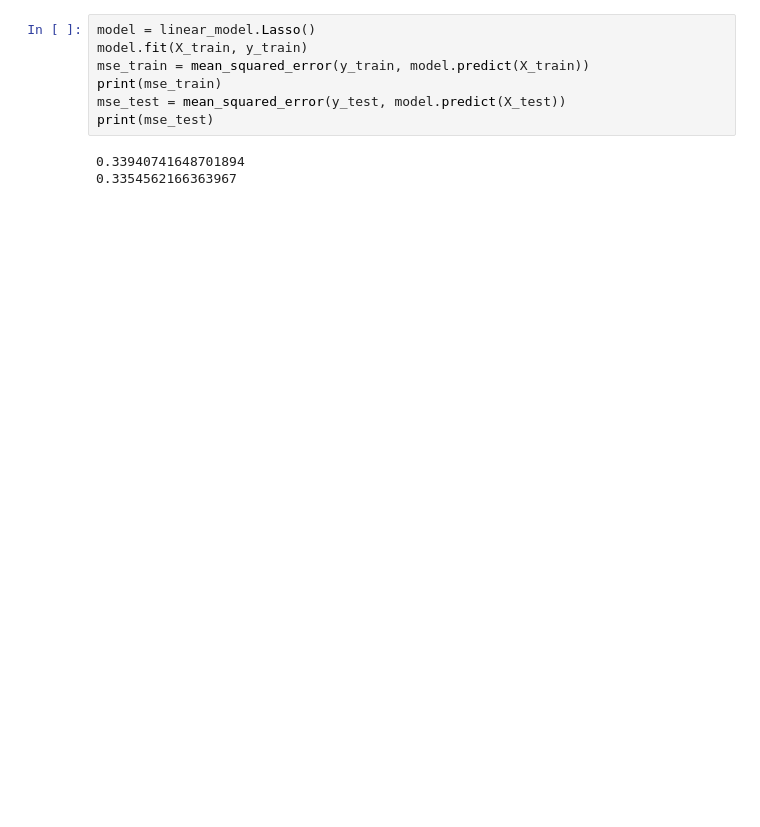
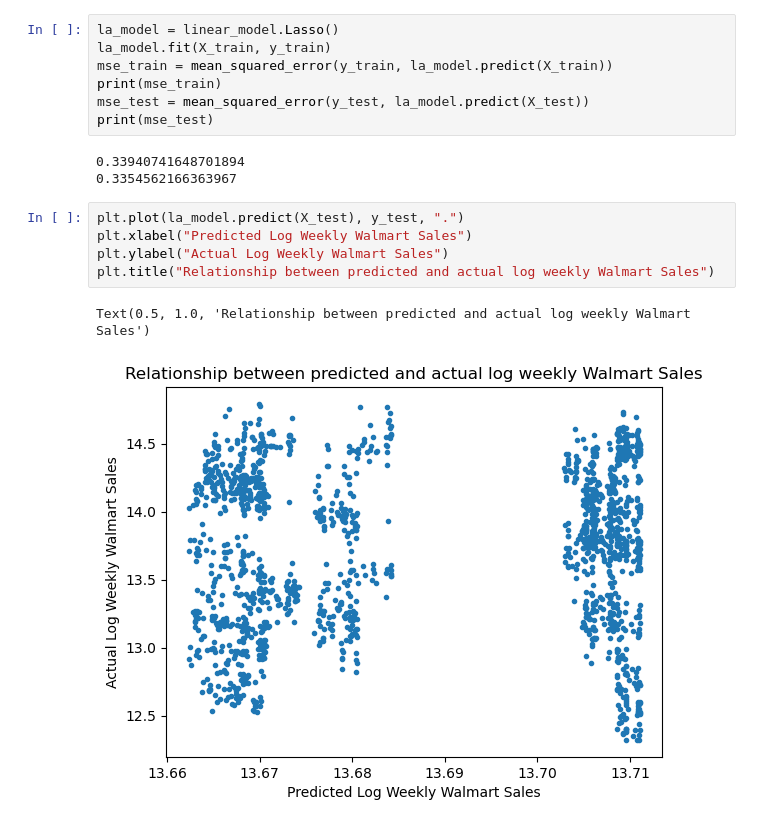
Before and after one commit to tuanqpham/walmart_regression, a Jupyter notebook: Final Report.ipynb, the cells around one changed output. Saved outputs shown, nothing was run; the diff lists cells and outputs as text; blank space fills up the shorter version.

```diff
--- a/Final Report.ipynb
+++ b/Final Report.ipynb
@@ -213,10 +230,18 @@ print(mse_test)
 # %%
-model = linear_model.Lasso()
-model.fit(X_train, y_train)
-mse_train = mean_squared_error(y_train, model.predict(X_train))
+la_model = linear_model.Lasso()
+la_model.fit(X_train, y_train)
+mse_train = mean_squared_error(y_train, la_model.predict(X_train))
 print(mse_train)
-mse_test = mean_squared_error(y_test, model.predict(X_test))
+mse_test = mean_squared_error(y_test, la_model.predict(X_test))
 print(mse_test)
 # %% [output]
 0.33940741648701894
 0.3354562166363967
+# %%
+plt.plot(la_model.predict(X_test), y_test, ".")
+plt.xlabel("Predicted Log Weekly Walmart Sales")
+plt.ylabel("Actual Log Weekly Walmart Sales")
+plt.title("Relationship between predicted and actual log weekly Walmart Sales")
+# %% [output]
+Text(0.5, 1.0, 'Relationship between predicted and actual log weekly Walmart Sales')
+[figure, added]
```
Also changed, not shown: parts of 9 cells of this notebook.
